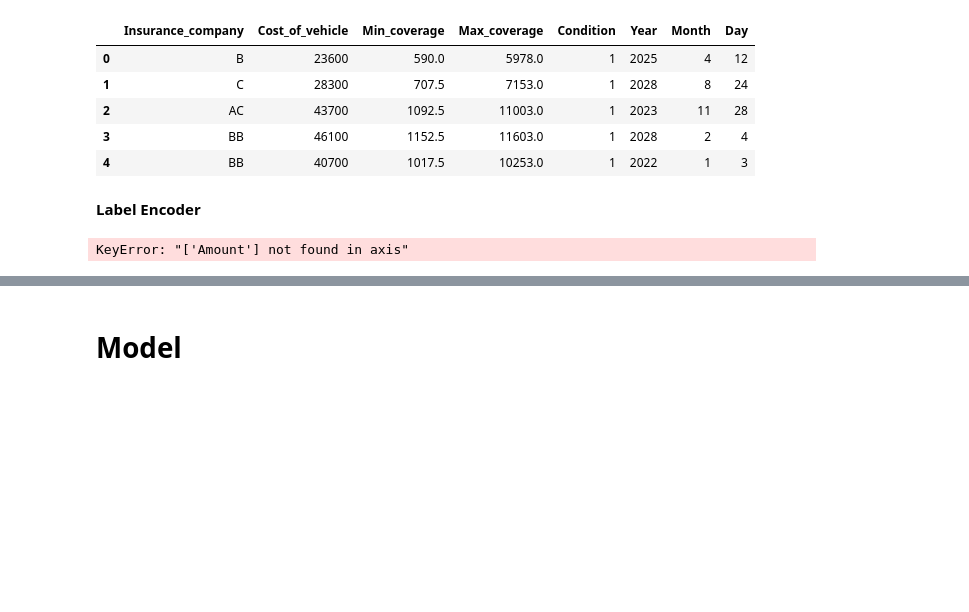
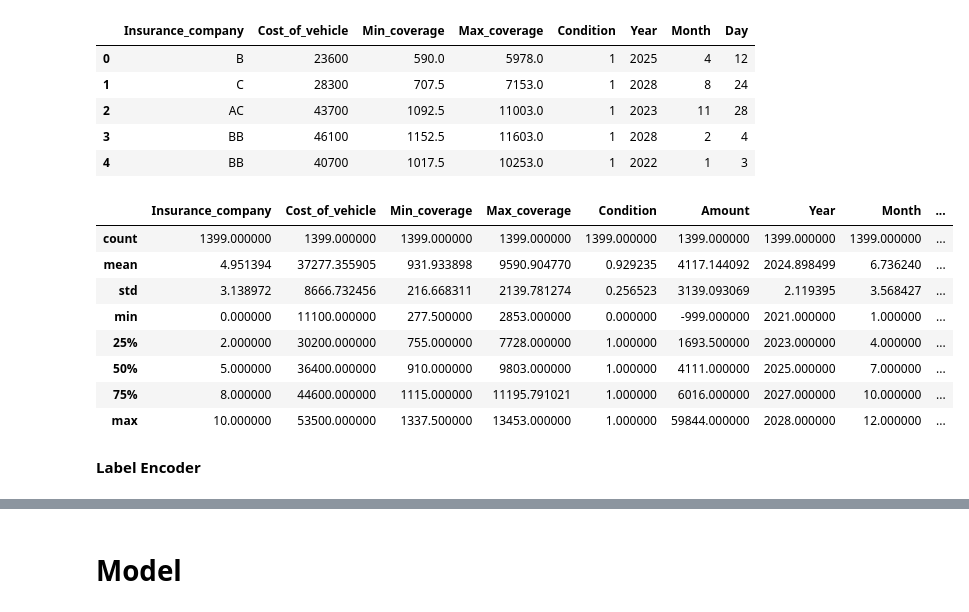
Before and after one commit to moriagr/ML_final_Project, a Jupyter notebook: image-classification-and-xgboost-for-beginners.ipynb, the cells around one changed output, grey strips where cells are left out. Cells and saved outputs as stored; diff of their text form; code cells hidden in the pictures; blank space fills up the shorter version.

```diff
--- a/image-classification-and-xgboost-for-beginners.ipynb
+++ b/image-classification-and-xgboost-for-beginners.ipynb
@@ -795,6 +788,18 @@ df_t.head()
 | 2 | AC | 43700 | 1092.5 | 11003.0 | 1 | 2023 | 11 | 28 |
 | 3 | BB | 46100 | 1152.5 | 11603.0 | 1 | 2028 | 2 | 4 |
 | 4 | BB | 40700 | 1017.5 | 10253.0 | 1 | 2022 | 1 | 3 |
+# %%
+df.describe()
+# %% [output]
+|  | Insurance_company | Cost_of_vehicle | Min_coverage | Max_coverage | Condition | Amount | Year | Month | ... |
+| count | 1399.000000 | 1399.000000 | 1399.000000 | 1399.000000 | 1399.000000 | 1399.000000 | 1399.000000 | 1399.000000 | ... |
+| mean | 4.951394 | 37277.355905 | 931.933898 | 9590.904770 | 0.929235 | 4117.144092 | 2024.898499 | 6.736240 | ... |
+| std | 3.138972 | 8666.732456 | 216.668311 | 2139.781274 | 0.256523 | 3139.093069 | 2.119395 | 3.568427 | ... |
+| min | 0.000000 | 11100.000000 | 277.500000 | 2853.000000 | 0.000000 | -999.000000 | 2021.000000 | 1.000000 | ... |
+| 25% | 2.000000 | 30200.000000 | 755.000000 | 7728.000000 | 1.000000 | 1693.500000 | 2023.000000 | 4.000000 | ... |
+| 50% | 5.000000 | 36400.000000 | 910.000000 | 9803.000000 | 1.000000 | 4111.000000 | 2025.000000 | 7.000000 | ... |
+| 75% | 8.000000 | 44600.000000 | 1115.000000 | 11195.791021 | 1.000000 | 6016.000000 | 2027.000000 | 10.000000 | ... |
+| max | 10.000000 | 53500.000000 | 1337.500000 | 13453.000000 | 1.000000 | 59844.000000 | 2028.000000 | 12.000000 | ... |
 # %% [markdown]
 **Label Encoder**
 # %%
@@ -804,9 +811,6 @@ df_t['Insurance_company'] = l.fit_transform(df_t['Insurance_company'])
 # %%
-Y_train = df['Amount']
-X_train = df.drop('Amount', 1)
+X_train = df.drop(columns=['Amount'])
 X_test = df_t
-# %% [output]
-KeyError: "['Amount'] not found in axis"
 # %%
 X_train.info()
 # %% [output]
```
Also changed, not shown: parts of 13 cells of this notebook.
